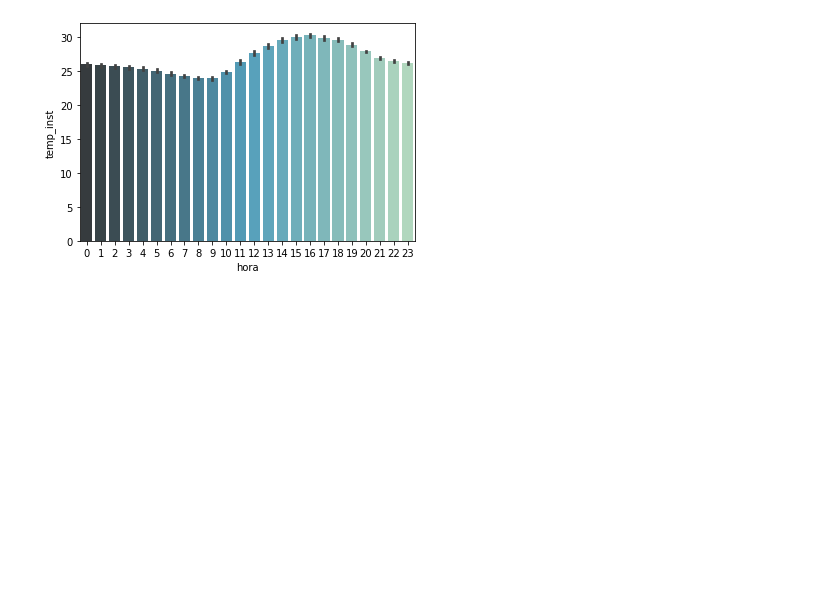
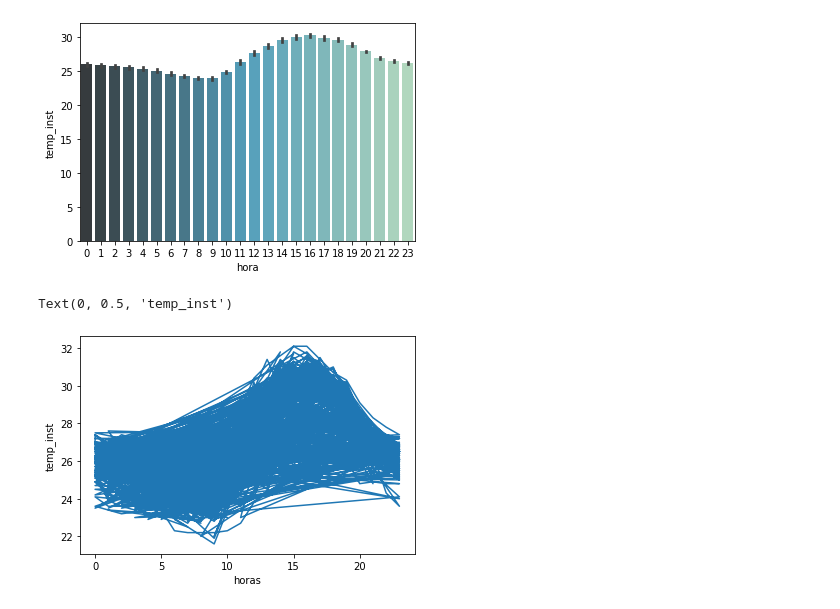
Before and after one commit to SamuelHericles/climate_data, a Jupyter notebook: Study_climate.ipynb, the cells around one changed output. Saved outputs shown, nothing was run; the diff lists cells and outputs as text; code cells hidden in the pictures; blank space fills up the shorter version.

```diff
--- a/Study_climate.ipynb
+++ b/Study_climate.ipynb
@@ -74,3 +140,12 @@ sns.barplot(x='hora',y='temp_inst',data=data_temp_inst,palette = "GnBu_d")
 # %% [output]
 <matplotlib.axes._subplots.AxesSubplot at 0x...>
 [figure]
+# %%
+x  = data_temp_inst.hora
+y  = data_temp_inst.temp_inst
+plt.plot(x,y)
+plt.xlabel('horas')
+plt.ylabel('temp_inst')
+# %% [output]
+Text(0, 0.5, 'temp_inst')
+[figure, added]
```
Also changed, not shown: parts of 35 cells of this notebook.
